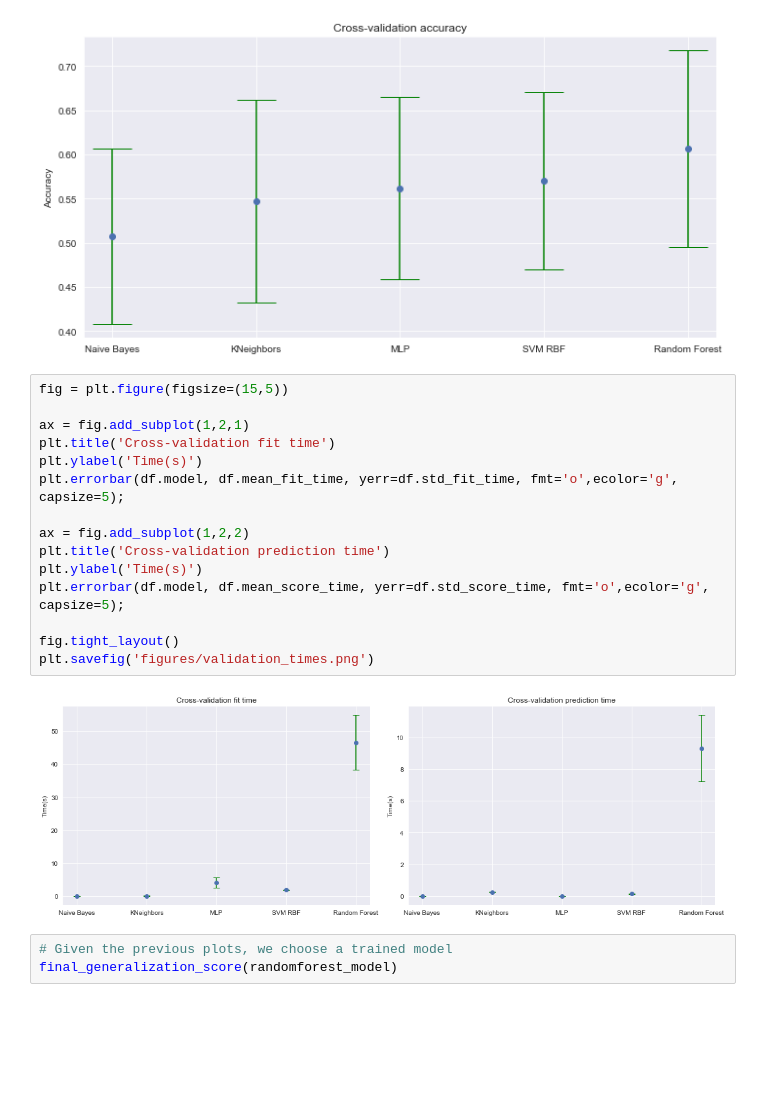
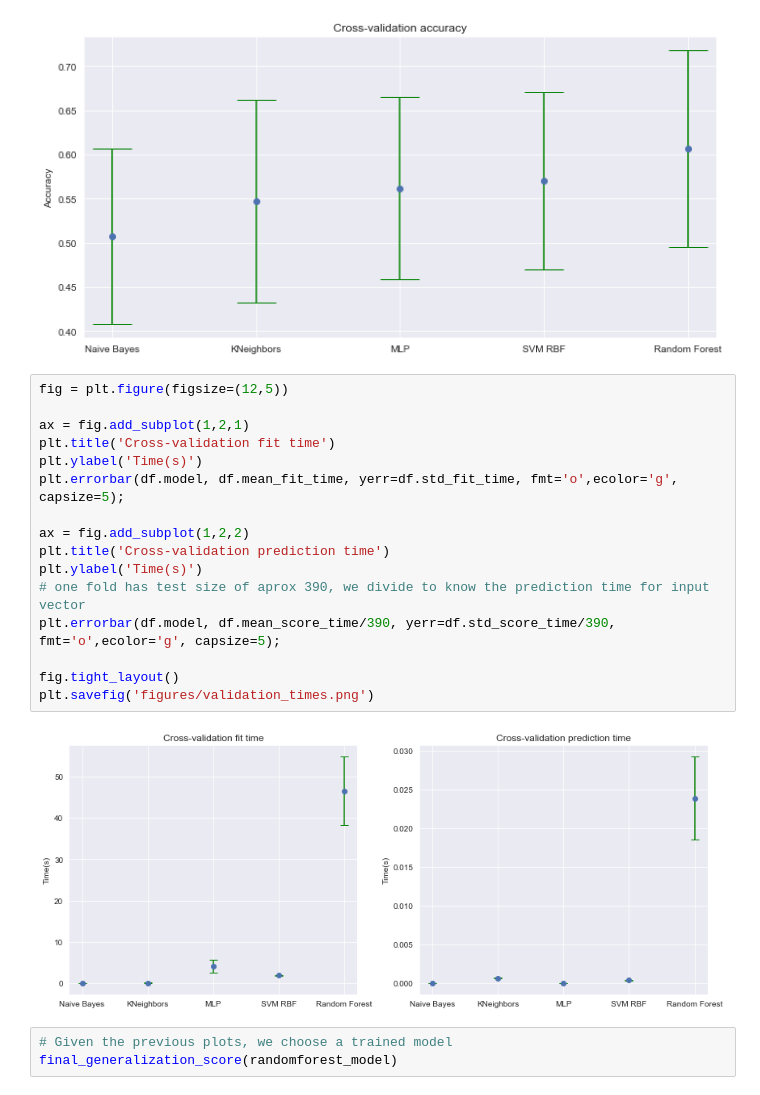
Before and after one commit to josebasierra/clasificacion-imagenes-mentales-APA, a Jupyter notebook: script.ipynb, the cells around one changed output. Saved outputs shown, nothing was run; the diff lists cells and outputs as text; blank space fills up the shorter version.

Commit message:
Añadido requirements.txt, INSTRUCCIONES.txt. Plot tiempo predicciones ahora  los tiempos son de prediccion de cada input vector(no de todo el test)

```diff
--- a/script.ipynb
+++ b/script.ipynb
@@ -590,22 +588,23 @@ plt.savefig('figures/validation_accuracy.png')
 # %% [output]
 [figure]
 # %%
-fig = plt.figure(figsize=(15,5))
+fig = plt.figure(figsize=(12,5))
 
 ax = fig.add_subplot(1,2,1)
 plt.title('Cross-validation fit time')
 plt.ylabel('Time(s)')
 plt.errorbar(df.model, df.mean_fit_time, yerr=df.std_fit_time, fmt='o',ecolor='g', capsize=5);
 
 ax = fig.add_subplot(1,2,2)
 plt.title('Cross-validation prediction time')
 plt.ylabel('Time(s)')
-plt.errorbar(df.model, df.mean_score_time, yerr=df.std_score_time, fmt='o',ecolor='g', capsize=5);
+# one fold has test size of aprox 390, we divide to know the prediction time for input vector
+plt.errorbar(df.model, df.mean_score_time/390, yerr=df.std_score_time/390, fmt='o',ecolor='g', capsize=5);
 
 fig.tight_layout()
 plt.savefig('figures/validation_times.png')
 # %% [output]
-[figure, old version]
+[figure, new version]
 # %%
 # Given the previous plots, we choose a trained model
 final_generalization_score(randomforest_model)
```
Also changed, not shown: parts of 7 cells of this notebook, 3 other files.
